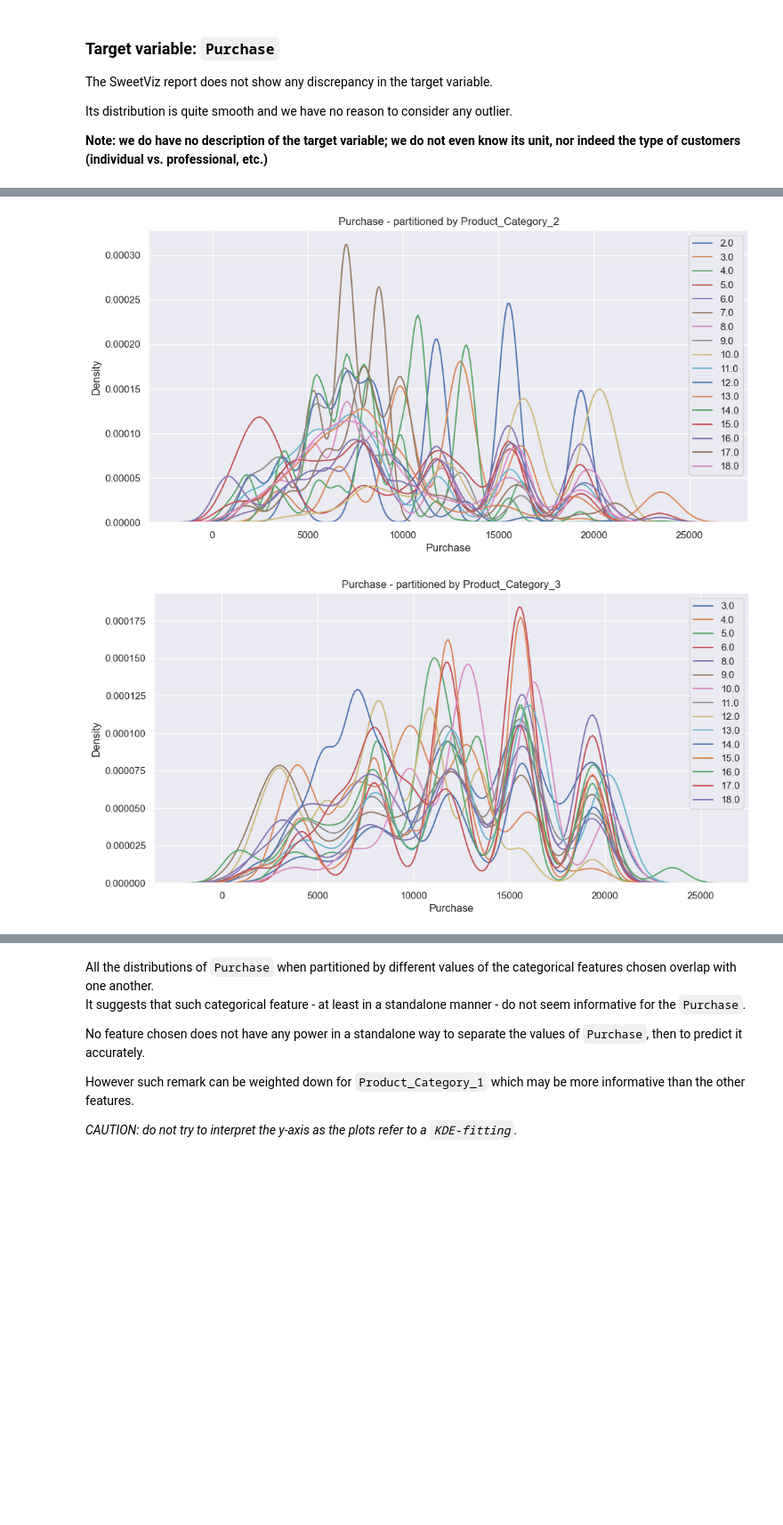
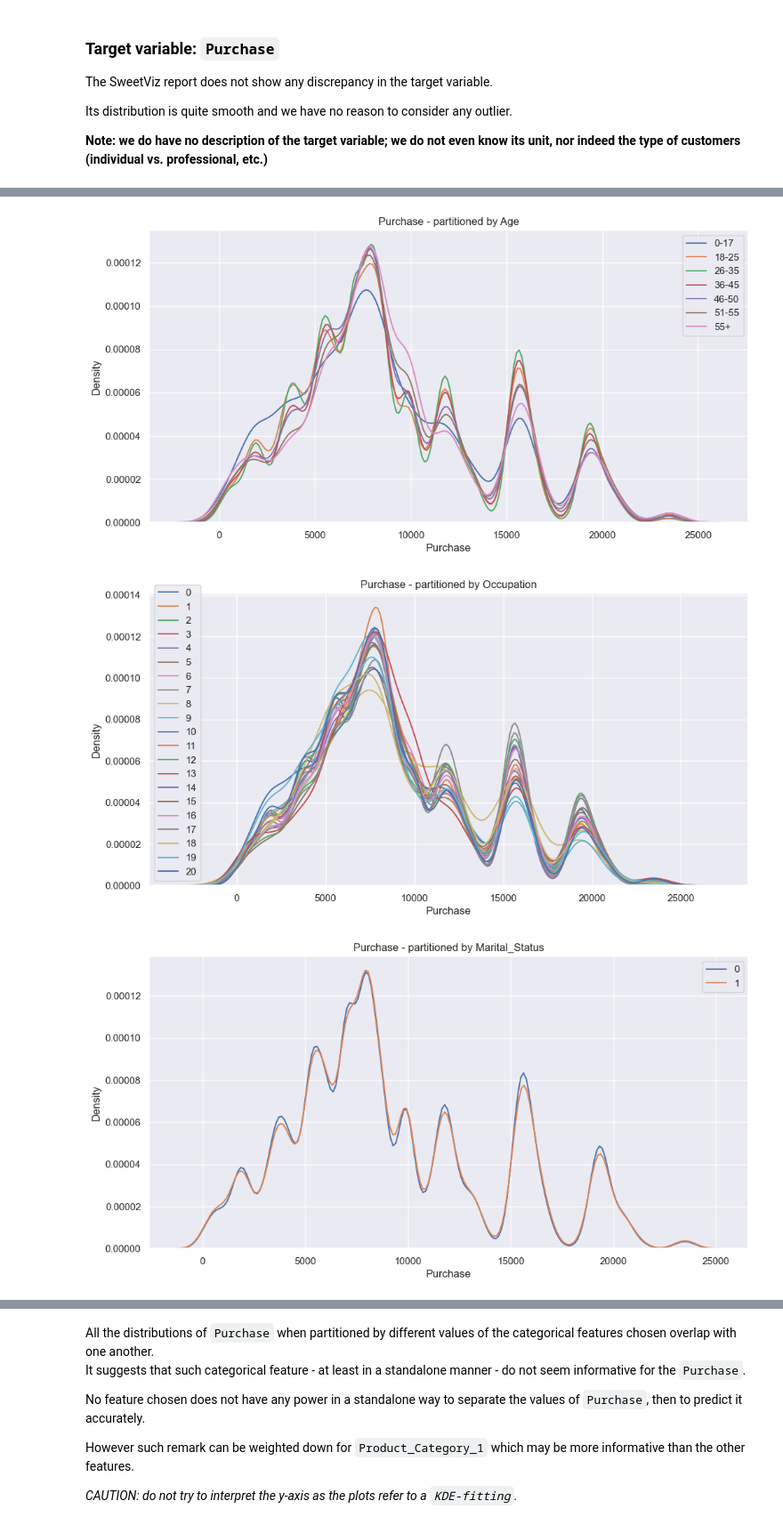
Before and after one commit to aliz-ai/ml-spec-2022, a Jupyter notebook: Demo #2/notebooks/1. EDA & Feature selection.ipynb, the cells around one changed output, grey strips where cells are left out. Shown at 89% size. Saved outputs shown, nothing was run; the diff lists cells and outputs as text; code cells hidden in the pictures; blank space fills up the shorter version.

```diff
--- a/Demo #2/notebooks/1. EDA & Feature selection.ipynb
+++ b/Demo #2/notebooks/1. EDA & Feature selection.ipynb
@@ -20,8 +20,7 @@ The train data size is a 24 MB CSV file - which is hosted in Cloud Storage.
 # %%
 import pandas as pd
 
-# TODO: Upload data to GCS
-train_data = pd.read_csv('D:/Data/BlackFriday/train.csv')
+train_data = pd.read_csv("gs://aliz-ml-spec-2022-data/demo-2/train.csv")
 # %%
 train_data.shape
 # %% [output]
@@ -157,7 +153,7 @@ Such features are:
 import matplotlib.pyplot as plt
 import seaborn as sns
 
-sns.set(rc={'figure.figsize':(12, 6)})
+sns.set(rc={"figure.figsize":(12, 6)})
 sns.set(style="darkgrid")
 
 def trace_partitioned(df, y=None, partition_by=None):
@@ -165,13 +161,19 @@ def trace_partitioned(df, y=None, partition_by=None):
         sns.kdeplot(df_[y], label=label_)
 
     plt.legend()
-    plt.title('{} - partitioned by {}'.format(y, partition_by))
+    plt.title(f"{y} - partitioned by {partition_by}")
     plt.show()
 # %%
 for feat_ in [
-    # 'Gender', 'Age', 'Occupation', 'Marital_Status',
-    # 'City_Category', 'Stay_In_Current_City_Years',
-    'Product_Category_1', 'Product_Category_2', 'Product_Category_3'
+    "Gender",
+    "Age",
+    "Occupation",
+    "Marital_Status",
+    "City_Category",
+    "Stay_In_Current_City_Years",
+    "Product_Category_1",
+    "Product_Category_2",
+    "Product_Category_3"
 ]:
-    trace_partitioned(train_data, y='Purchase', partition_by=feat_)
+    trace_partitioned(train_data, y="Purchase", partition_by=feat_)
 # %% [output]
@@ -179,2 +181,3 @@ for feat_ in [
-[figure, old version]
+[figure, new version]
-[figure, old version]
+[figure, new version]
+[figure, added]
```
Also changed, not shown: parts of 11 cells of this notebook, 13 other files.
